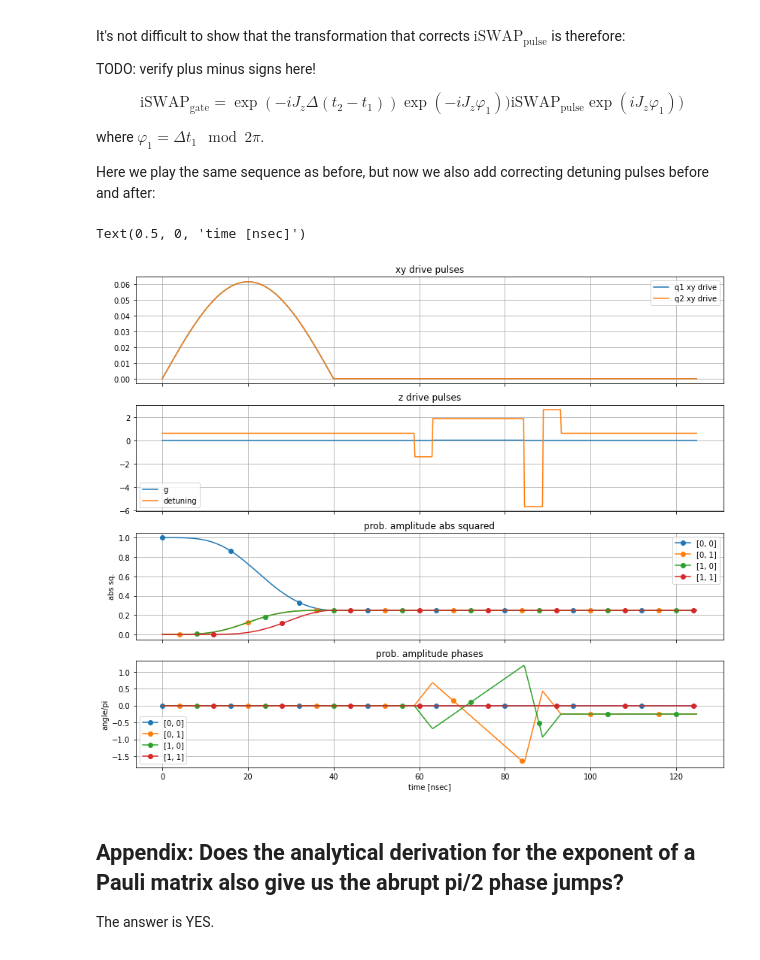
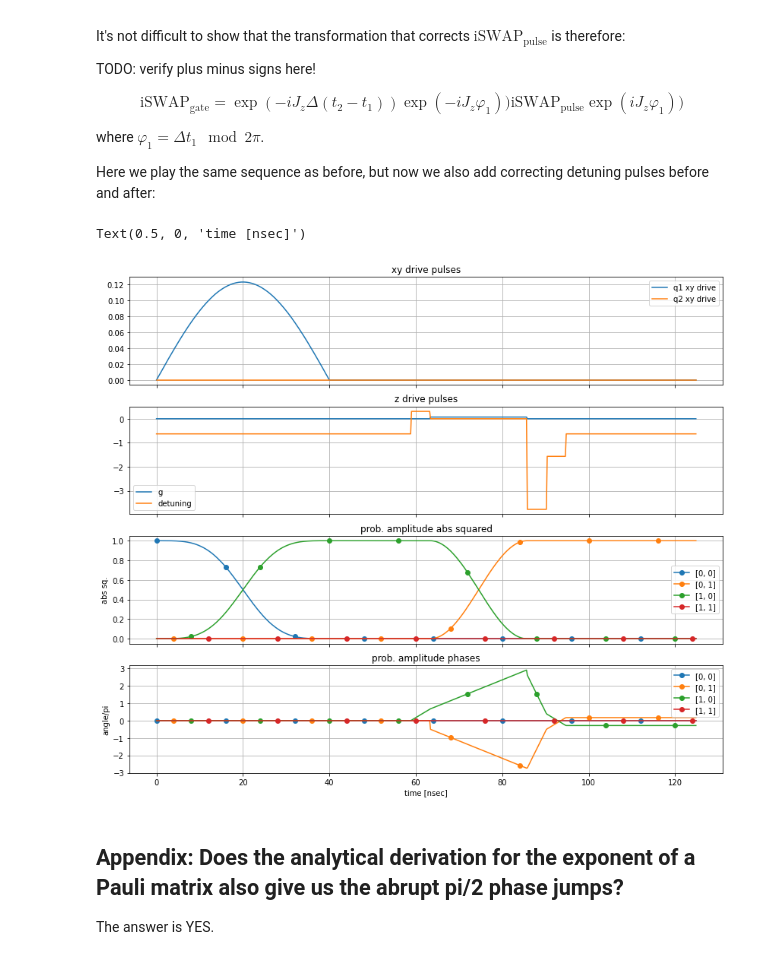
Before and after one commit to liorella/research, a Jupyter notebook: phys/fsim_gate.ipynb, the cells around one changed output. Drawn from its saved outputs; the diff is of its cells as text; code cells hidden in the pictures.

```diff
--- a/phys/fsim_gate.ipynb
+++ b/phys/fsim_gate.ipynb
@@ -182,8 +182,8 @@ We then apply the gate in simulation, and compare the result to our analytical c
 # solve schrodinger equation with initial state 00 and pi/2 pulse on qubit 1
 
 # pulse parameters
-pi_factor1 = 0.5
-pi_factor2 = 0.5
+pi_factor1 = 1
+pi_factor2 = 0
 
 ts1 = 0
 single_pulse_duration = 40  # nsec
@@ -191,9 +191,9 @@ single_pulse_duration = 40  # nsec
 t_final = 125
 psi0 = qp.fock([Nh, Nh], [0, 0])
 args_dict = {
-    't_start_swap': 63.1232,
-    'swap_angle': 0.5 * np.pi,
-    'swap_duration': 21.4123,
+    't_start_swap': 63.32123,
+    'swap_angle': np.pi,
+    'swap_duration': 22.42423,
     'ts2': 133.32132
     }
 # %% [markdown]
@@ -504,7 +504,7 @@ axn.grid('all')
 
 axn = ax[1]
 axn.plot(sol.times, [g(t, **args_dict) for t in sol.times], label='g')
-axn.plot(sol.times, [-Delta + 2 * detun(t, args_dict) for t in sol.times], label='detuning')
+axn.plot(sol.times, [Delta + detun(t, args_dict) for t in sol.times], label='detuning')
 axn.legend()
 axn.set_title('z drive pulses')
 axn.grid('all')
@@ -514,34 +514,34 @@ slist = [[0,0], [0,1], [1,0], [1,1]]
 for i in range(4):
     axn.plot(sol.times, [np.squeeze(np.abs(s[i])**2) for s in sol.states],
              label=str(slist[i]),
              marker='o',
              markevery=slice(20*i, -1, 80),
             )
 axn.legend()
 axn.set_ylabel('abs sq.')
 axn.grid('all')
 axn.set_title('prob. amplitude abs squared')
 
 # phases
 axn = ax[3]
 # intrinsic phases
 for i in range(4):
     axn.plot(sol.times, np.unwrap([np.squeeze(np.angle(s[i])) for s in sol.states])/np.pi,
              label=str(slist[i]),
              marker='o',
              markevery=slice(20*i, -1, 80),
             )
 
 #axn.set_yticks(np.arange(-1, 1.25, 0.25))
 axn.grid('all')
 axn.legend()
 axn.set_ylabel('angle/pi')
 axn.set_title('prob. amplitude phases')
 
 ax[-1].set_xlabel('time [nsec]')
 # %% [output]
 Text(0.5, 0, 'time [nsec]')
-[figure, old version]
+[figure, new version]
 # %% [markdown]
 ## Appendix: Does the analytical derivation for the exponent of a Pauli matrix also give us the abrupt pi/2 phase jumps?
 
```
Also changed, not shown: parts of 8 cells of this notebook, 1 other file.
